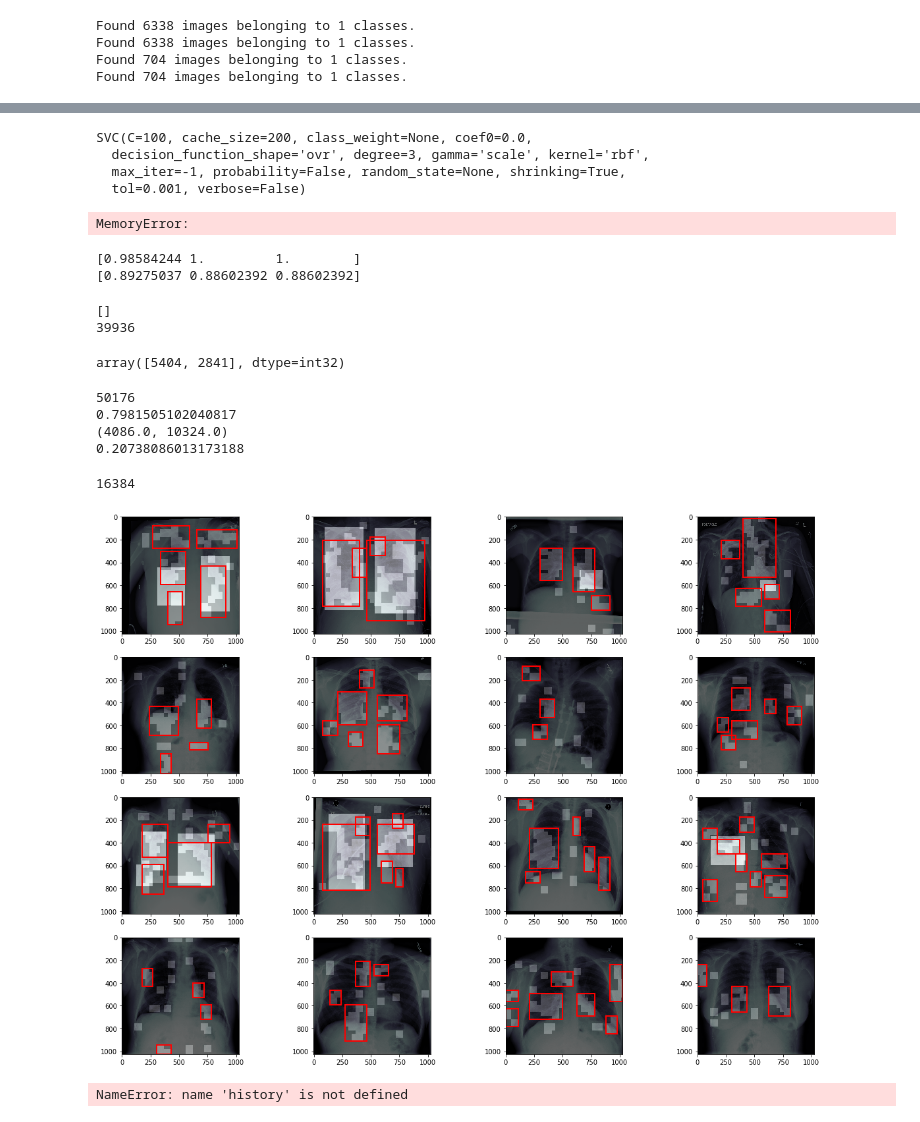
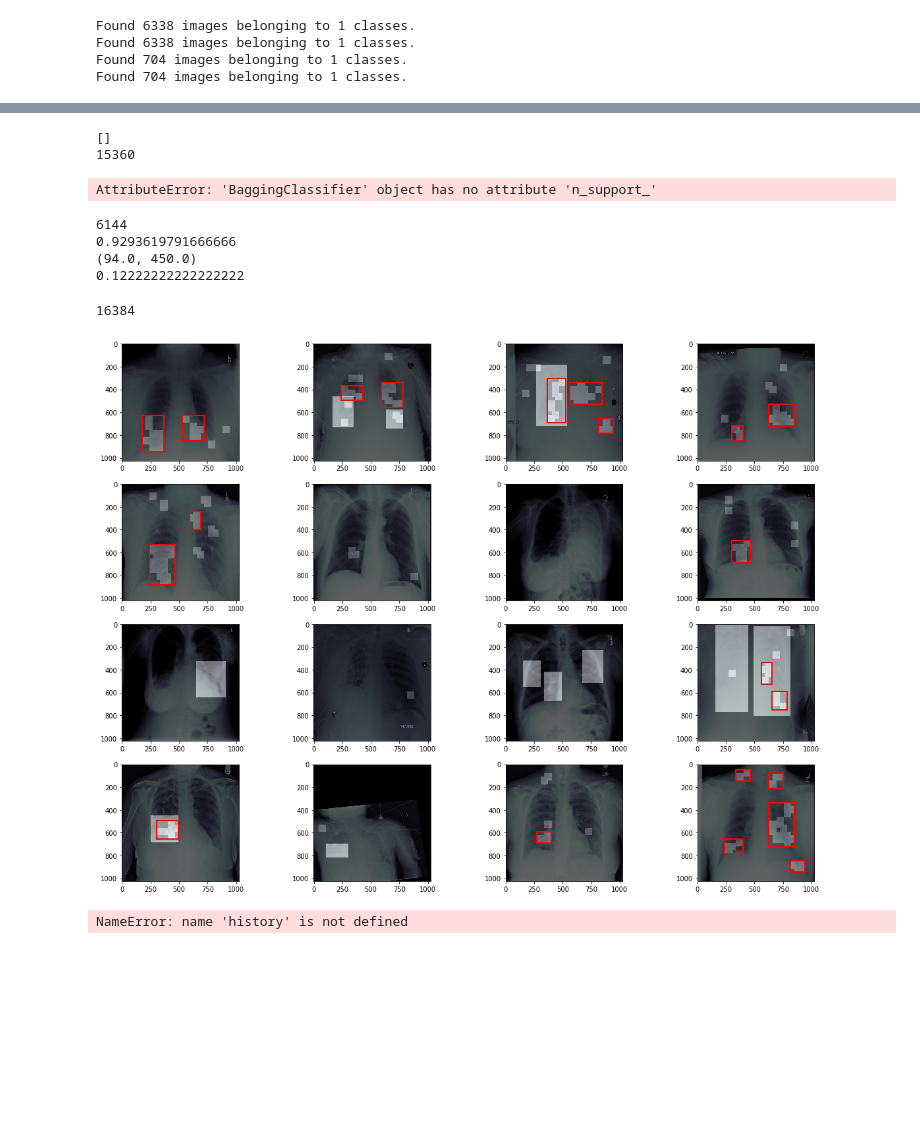
Before and after one commit to jsreid13/syde677-project, a Jupyter notebook: scripts/densenet_svm_split.ipynb, the cells around one changed output, grey strips where cells are left out. Saved outputs shown, nothing was run; the diff lists cells and outputs as text; code cells hidden in the pictures; blank space fills up the shorter version.

Commit message:
Added random forest

```diff
--- a/scripts/densenet_svm_split.ipynb
+++ b/scripts/densenet_svm_split.ipynb
@@ -291,7 +308,7 @@ def gen_data(gen, model, return_images=False, exclude_neg=True):
 # %%
 from sklearn import svm
 
-clf = svm.SVC(C=100, gamma='scale')
+svm_clf = svm.SVC(C=100, gamma='scale')
 X_train = []
 y_train = []
 
@@ -301,43 +318,10 @@ for _ in range(10):  # range(len(grouped_bbox_df)/BATCH_SIZE):
     [y_train.append(val) for val in y]
 
 #print("Starting Training")
-clf.fit(X_train, y_train)
+svm_clf.fit(X_train, y_train)
-# %% [output]
-SVC(C=100, cache_size=200, class_weight=None, coef0=0.0,
-  decision_function_shape='ovr', degree=3, gamma='scale', kernel='rbf',
-  max_iter=-1, probability=False, random_state=None, shrinking=True,
-  tol=0.001, verbose=False)
-# %%
-from sklearn.ensemble import BaggingClassifier
-
-n_estimators = 10
-clf = BaggingClassifier(svm.SVC(C = 10,
-                                gamma="scale",
-                                probability=True),
-                        max_samples=1.0 / n_estimators,
-                        n_estimators=n_estimators)
-
-X_train = []
-y_train = []
-
-for _ in range(40):  # range(len(grouped_bbox_df)/BATCH_SIZE):
-    X, y = gen_data(train_generator, base_pretrained_model)
-    [X_train.append(val) for val in X]
-    [y_train.append(val) for val in y]
-
-#print("Starting Training")
-clf.fit(X_train, y_train)
-# %% [output]
-MemoryError:
-# %%
-print(clf.cv_results_["split0_train_score"])
-print(clf.cv_results_["split0_test_score"])
-# %% [output]
-[0.98584244 1.         1.        ]
-[0.89275037 0.88602392 0.88602392]
 # %%
 from sklearn.externals import joblib
-joblib.dump(clf, 'densenet_svm_split.joblib')
+joblib.dump(svm_clf, 'densenet_svm_split.joblib')
 
 # clf = joblib.load('densenet_svm.joblib')
 print([True for val in y_train if val != 0 if val != 1]) # Confirm only 2 classes
@@ -345,8 +329,8 @@ print(len(X_train))
 clf.n_support_
 # %% [output]
 []
-39936
+15360
-array([5404, 2841], dtype=int32)
+AttributeError: 'BaggingClassifier' object has no attribute 'n_support_'
 # %%
 X_valid = []
 y_valid = []
@@ -355,11 +339,11 @@ all_p = []
 output = []
 tp = []
 all_y = []
-for _ in range(10):
+for _ in range(1):
     X_valid, y_valid = gen_data(valid_generator, base_pretrained_model)
     [all_y.append(val) for val in y_valid]
     for i in range(len(X_valid)):
-        prediction = clf.predict([X_valid[i]])[0]
+        prediction = svm_clf.predict([X_valid[i]])[0]
         all_p.append(prediction)  # All true values
         output.append(prediction == y_valid[i])  # All correct, pos and neg
         tp.append(prediction * y_valid[i])  # True positive, where it says 1 and it is
@@ -374,10 +358,10 @@ print(sum(tp)/sum(all_y))  # Recall more important because most vectors will be
 # C = 100   : 0.38436692506459946
 # C = 10    : 0.32
 # %% [output]
-50176
-0.7981505102040817
-(4086.0, 10324.0)
-0.20738086013173188
+6144
+0.9293619791666666
+(94.0, 450.0)
+0.12222222222222222
 # %%
 images_wide = 4
 images_high = 4
@@ -428,38 +412,38 @@ while(axidx < total_images):
 
                         comp[(x_split * base_pretrained_model.output_shape[1]) + i \
                             , (y_split * base_pretrained_model.output_shape[2]) + j] \
-                            = clf.predict([X_test[current_feat]])[0]
+                            = svm_clf.predict([X_test[current_feat]])[0]
 
         comp = resize(comp,
                       (IMG_SIZE[0], IMG_SIZE[1], 1),
                       mode='constant',
                       anti_aliasing=False)
         comp[comp>0] = 1
         axarr[axidx].imshow(comp[:,:,0], alpha=0.2, cmap = 'bone')
         # apply connected components
         comp = measure.label(comp)
         # apply bounding boxes
         predictionString = ''
         for region in measure.regionprops(comp):
             # retrieve x, y, height and width
             y, x, y2, x2 = region.bbox
             height = y2 - y
             width = x2 - x
             if height * width < 10000:
                 continue
             axarr[axidx].add_patch(patches.Rectangle((x,y),
                                                      width,
                                                      height,
                                                      linewidth=2,
                                                      edgecolor='r',
                                                      facecolor='none'))
         axidx += 1
     plt.show()
     break
     # only plot one batch
 # %% [output]
 16384
-[figure, old version]
+[figure, new version]
 # %%
 plt.figure(figsize=(12,4))
 plt.subplot(121)
```
Also changed, not shown: parts of 5 cells of this notebook.
